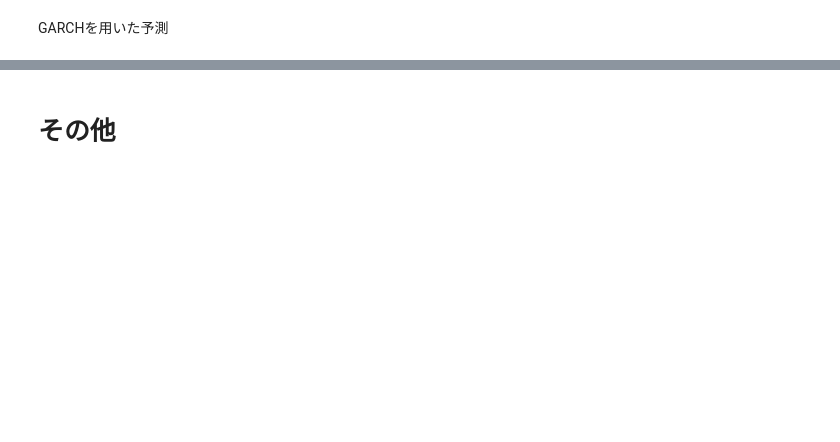
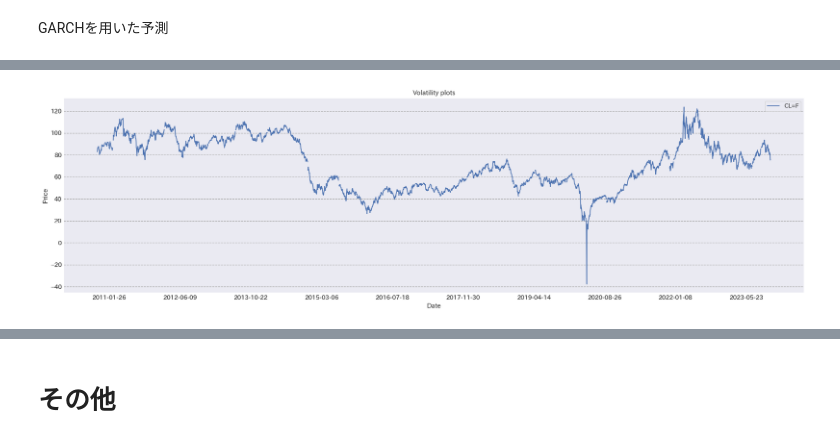
Before and after one commit to aguilarklyno/Fukuhara-Seminar, a Jupyter notebook: 23_11_24_week-05/main.ipynb, the cells around one changed output, grey strips where cells are left out. Drawn from its saved outputs; the diff is of its cells as text; code cells hidden in the pictures; blank space fills up the shorter version.

```diff
--- a/23_11_24_week-05/main.ipynb
+++ b/23_11_24_week-05/main.ipynb
@@ -1222,0 +1320,15 @@ plt.show()
+# %%
+_temp =[
+        # '8031.T',
+        # '8058.T',
+        # '5711.T',
+        # '4188.T',
+        'CL=F',
+        # 'NG=F',
+        # 'GC=F',
+        # 'HG=F',
+        # 'JPY=X'
+        ]
+plot_stock_prices('Volatility plots', df_base_da, _temp, xlabel='Date', ylabel='Price', figsize=(20, 6))
+# %% [output]
+[figure, added]
```
Also changed, not shown: parts of 35 cells of this notebook, 1 other file.
